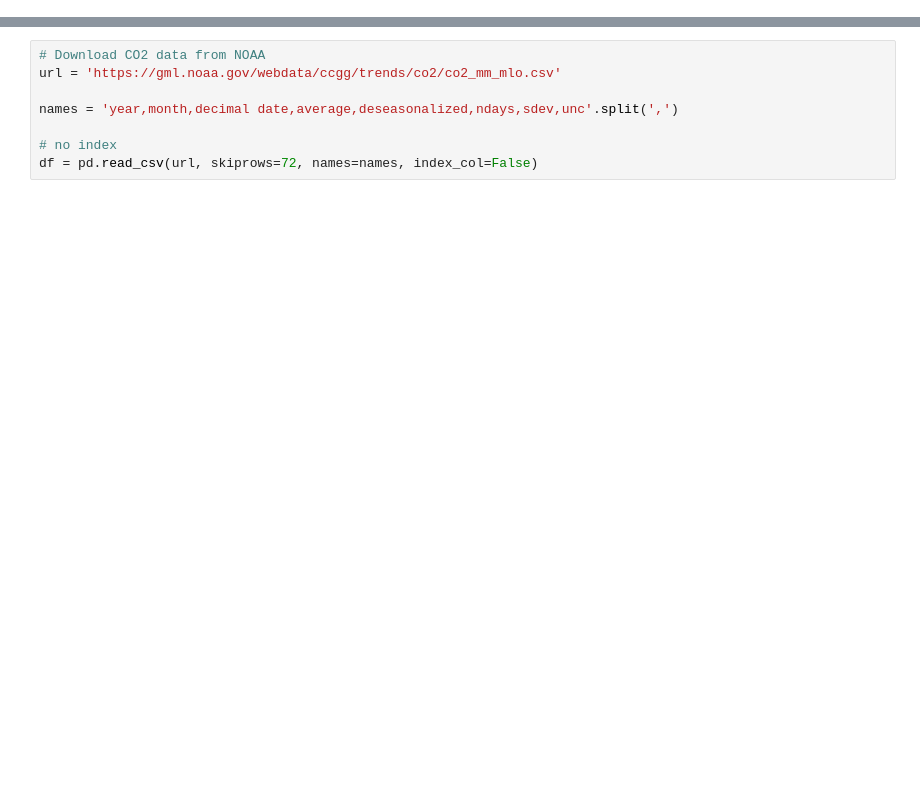
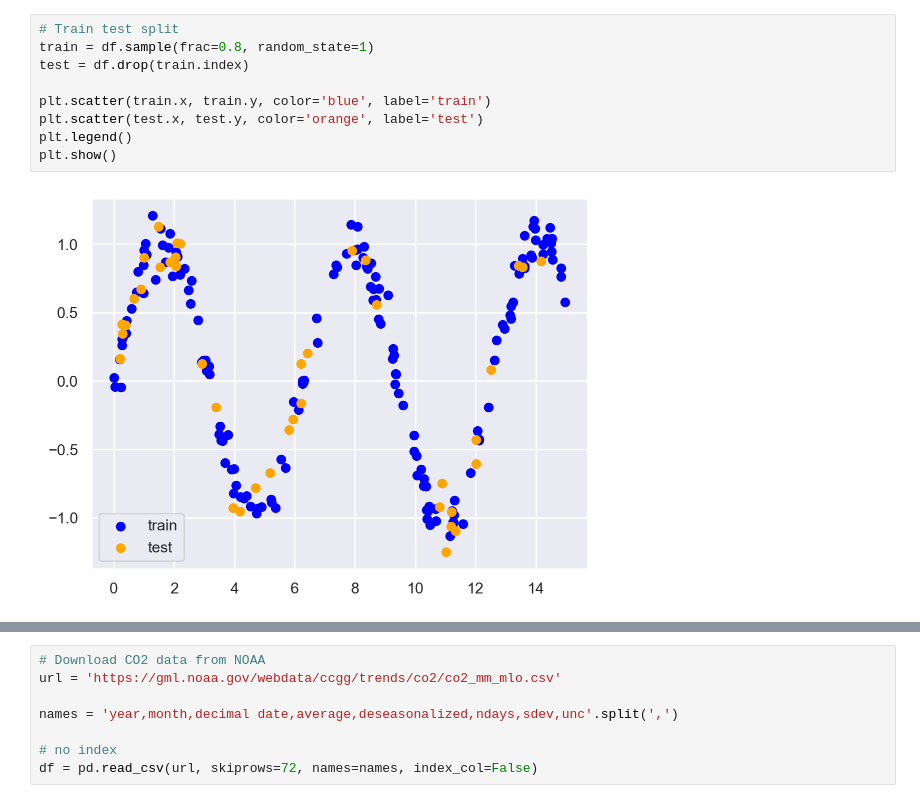
Before and after one commit to nipunbatra/ml-teaching, a Jupyter notebook: notebooks/basis.ipynb, the cells around one changed output, grey strips where cells are left out. Drawn from its saved outputs; the diff is of its cells as text; blank space fills up the shorter version.

```diff
--- a/notebooks/basis.ipynb
+++ b/notebooks/basis.ipynb
@@ -18,0 +40,11 @@ import pandas as pd
+# %%
+# Train test split
+train = df.sample(frac=0.8, random_state=1)
+test = df.drop(train.index)
+
+plt.scatter(train.x, train.y, color='blue', label='train')
+plt.scatter(test.x, test.y, color='orange', label='test')
+plt.legend()
+plt.show()
+# %% [output]
+[figure, added]
```
Also changed, not shown: parts of 46 cells of this notebook.
